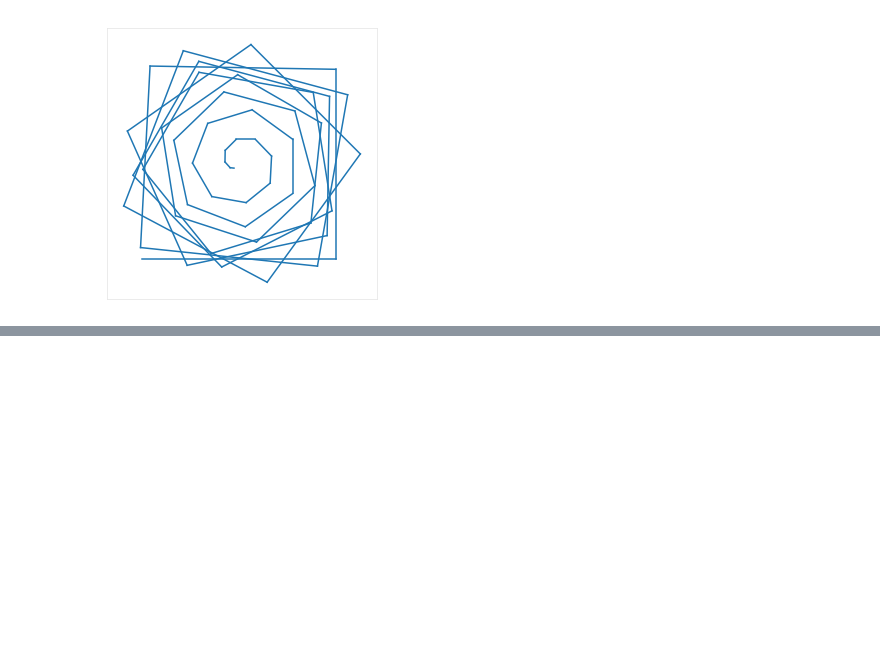
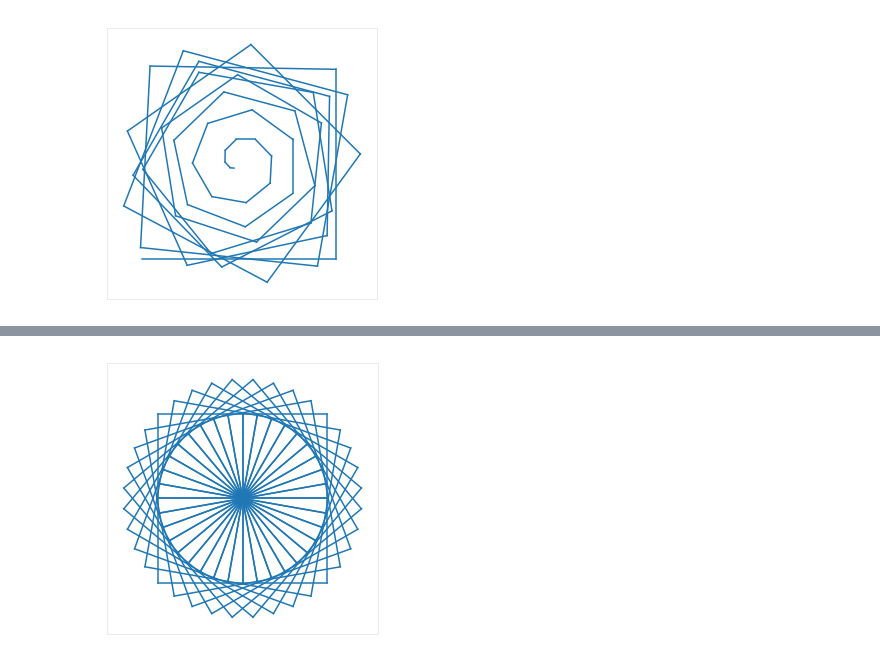
Before and after one commit to samisaf/Turtle-geometry-in-python, a Jupyter notebook: turtle_demo.ipynb, the cells around one changed output, grey strips where cells are left out. Drawn from its saved outputs; the diff is of its cells as text; code cells hidden in the pictures; blank space fills up the shorter version.

```diff
--- a/turtle_demo.ipynb
+++ b/turtle_demo.ipynb
@@ -44,0 +59,8 @@ with Terrarium(5, animate=True) as t:
+# %%
+with Terrarium(5) as terra:
+    t1 = Turtle(terra)
+    for i in range(36):
+        t1.left(10)
+        t1.square(10)
+# %% [output]
+[figure, added]
```
Also changed, not shown: parts of 2 cells of this notebook.
